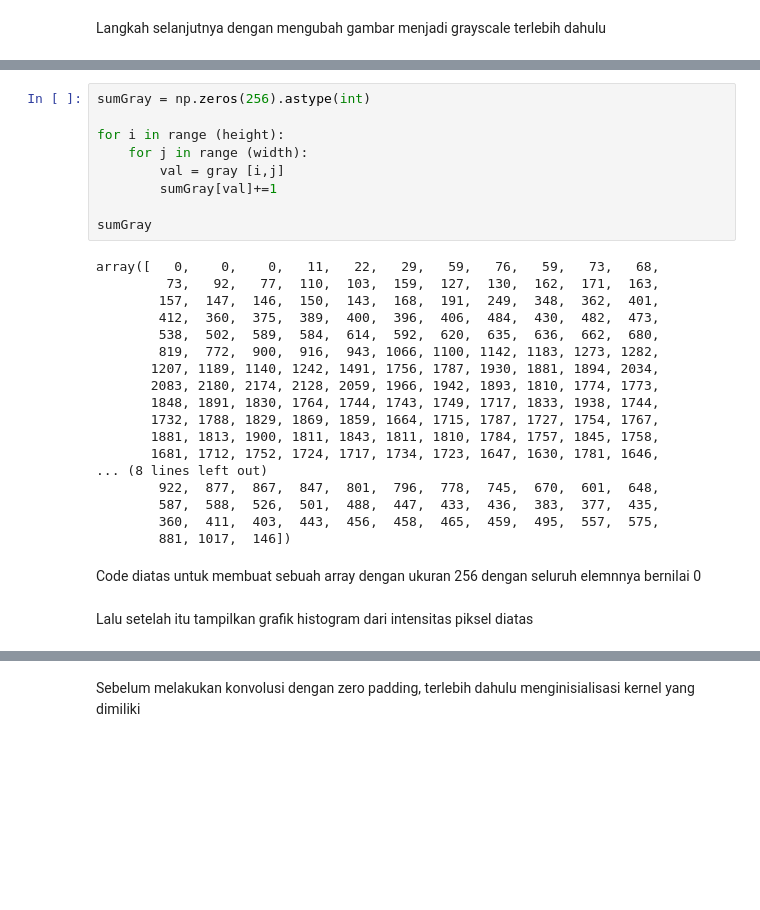
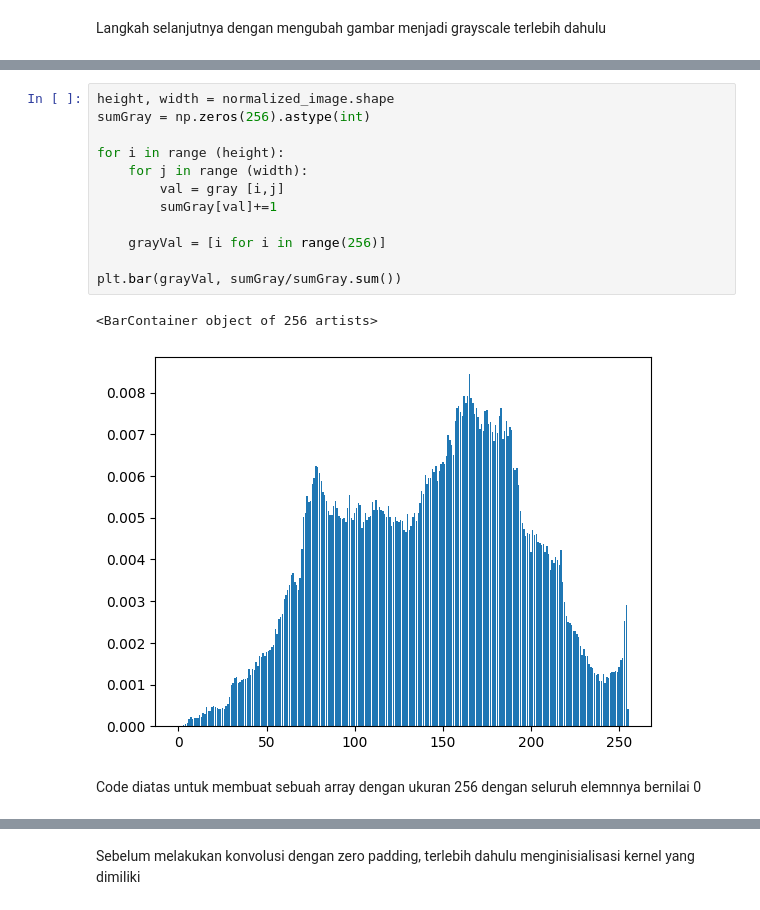
Before and after one commit to Digital-Image-Processing-2024/modul-1-jurnal-ikirhmn, a Jupyter notebook: Jurnal Fix.ipynb, the cells around one changed output, grey strips where cells are left out. Saved outputs shown, nothing was run; the diff lists cells and outputs as text; blank space fills up the shorter version.

```diff
--- a/Jurnal Fix.ipynb
+++ b/Jurnal Fix.ipynb
@@ -40,31 +55,17 @@ Code diatas untuk menampilkan ukuran array dari citra grayscale sebelumnya
 # %%
+height, width = normalized_image.shape
 sumGray = np.zeros(256).astype(int)
 
 for i in range (height):
     for j in range (width):
         val = gray [i,j]
         sumGray[val]+=1
 
-sumGray
+    grayVal = [i for i in range(256)]
+
+plt.bar(grayVal, sumGray/sumGray.sum())
 # %% [output]
-array([   0,    0,    0,   11,   22,   29,   59,   76,   59,   73,   68,
-         73,   92,   77,  110,  103,  159,  127,  130,  162,  171,  163,
-        157,  147,  146,  150,  143,  168,  191,  249,  348,  362,  401,
-        412,  360,  375,  389,  400,  396,  406,  484,  430,  482,  473,
-        538,  502,  589,  584,  614,  592,  620,  635,  636,  662,  680,
-        819,  772,  900,  916,  943, 1066, 1100, 1142, 1183, 1273, 1282,
-       1207, 1189, 1140, 1242, 1491, 1756, 1787, 1930, 1881, 1894, 2034,
-       2083, 2180, 2174, 2128, 2059, 1966, 1942, 1893, 1810, 1774, 1773,
-       1848, 1891, 1830, 1764, 1744, 1743, 1749, 1717, 1833, 1938, 1744,
-       1732, 1788, 1829, 1869, 1859, 1664, 1715, 1787, 1727, 1754, 1767,
-       1881, 1813, 1900, 1811, 1843, 1811, 1810, 1784, 1757, 1845, 1758,
-       1681, 1712, 1752, 1724, 1717, 1734, 1723, 1647, 1630, 1781, 1646,
-... (8 lines left out)
-        922,  877,  867,  847,  801,  796,  778,  745,  670,  601,  648,
-        587,  588,  526,  501,  488,  447,  433,  436,  383,  377,  435,
-        360,  411,  403,  443,  456,  458,  465,  459,  495,  557,  575,
-        881, 1017,  146])
+<BarContainer object of 256 artists>
+[figure, added]
 # %% [markdown]
 Code diatas untuk membuat sebuah array dengan ukuran 256 dengan seluruh elemnnya bernilai 0
-# %% [markdown]
-Lalu setelah itu tampilkan grafik histogram dari intensitas piksel diatas
```
Also changed, not shown: parts of 19 cells of this notebook, 1 other file.
